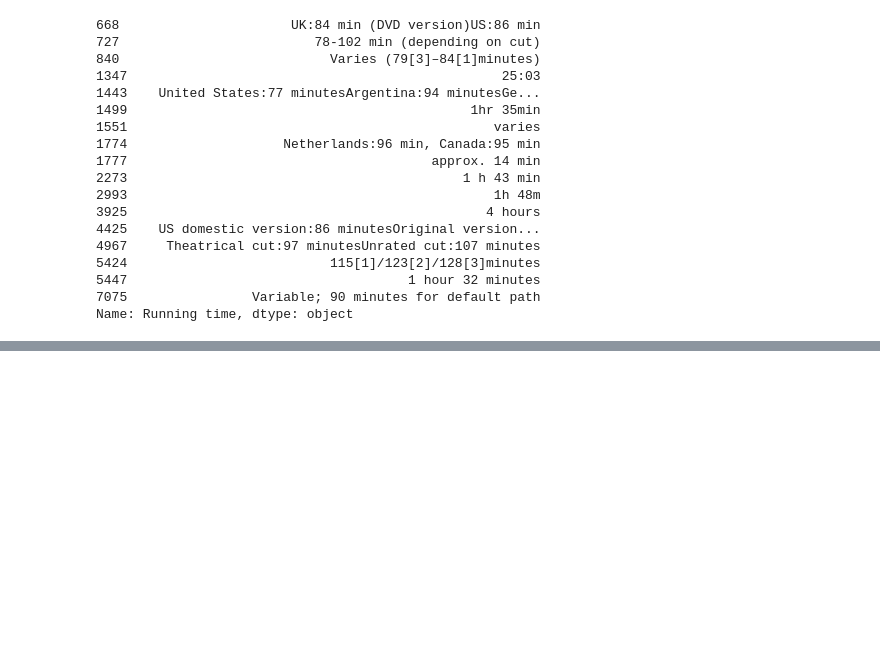
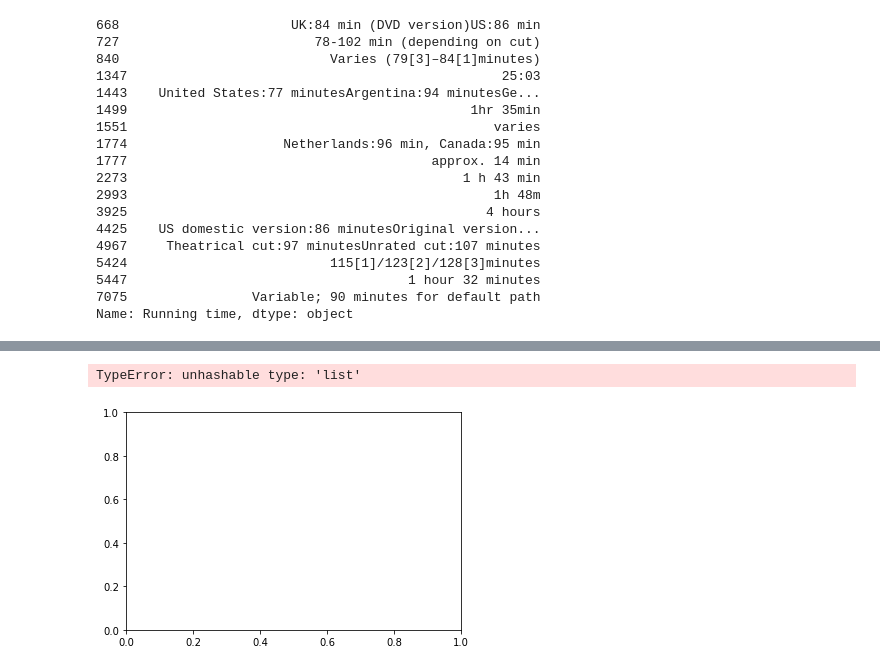
Before and after one commit to fmohiudd/Movies-ETL, a Jupyter notebook: Movies_Module_ETL_v1.ipynb, the cells around one changed output, grey strips where cells are left out. Saved outputs shown, nothing was run; the diff lists cells and outputs as text; code cells hidden in the pictures; blank space fills up the shorter version.

```diff
--- a/Movies_Module_ETL_v1.ipynb
+++ b/Movies_Module_ETL_v1.ipynb
@@ -729,0 +1082,5 @@ wiki_movies_df.drop('Running time', axis=1, inplace=True)
+# %%
+movies_df.fillna(0).plot(x='Box office', y='revenue', kind='scatter')
+# %% [output]
+TypeError: unhashable type: 'list'
+[figure, added]
```
Also changed, not shown: parts of 65 cells of this notebook, 3 other files.
